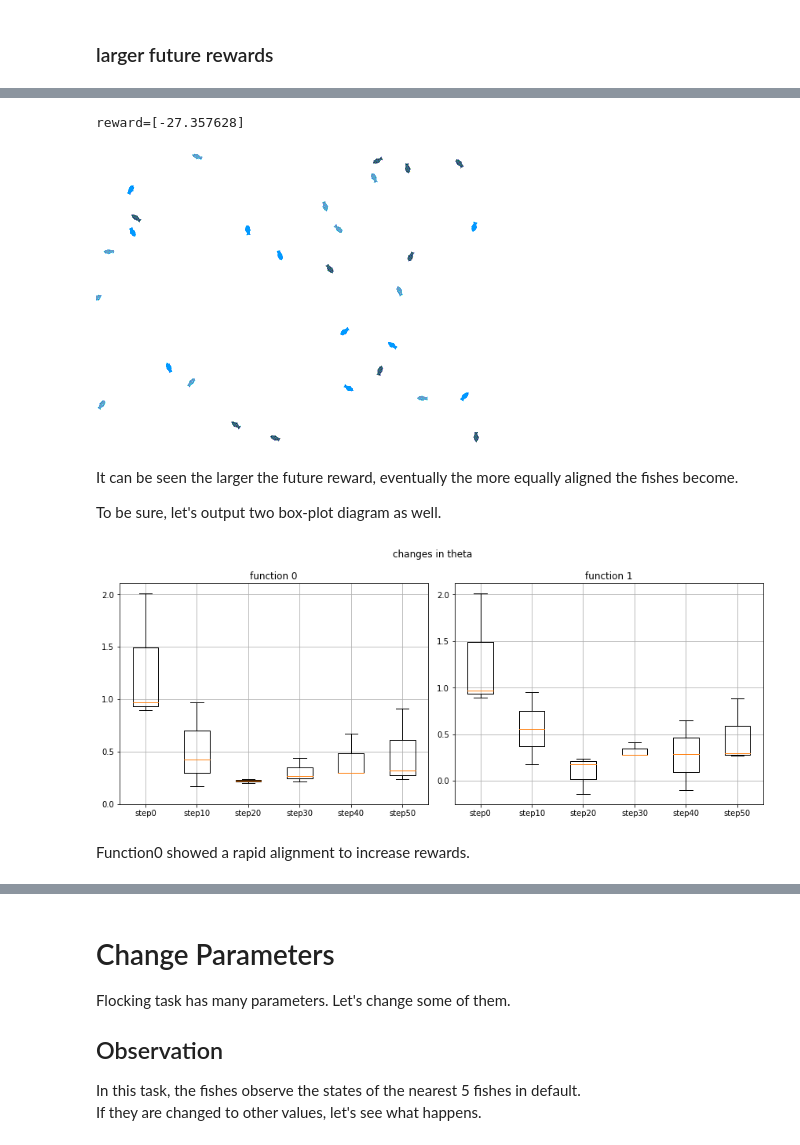
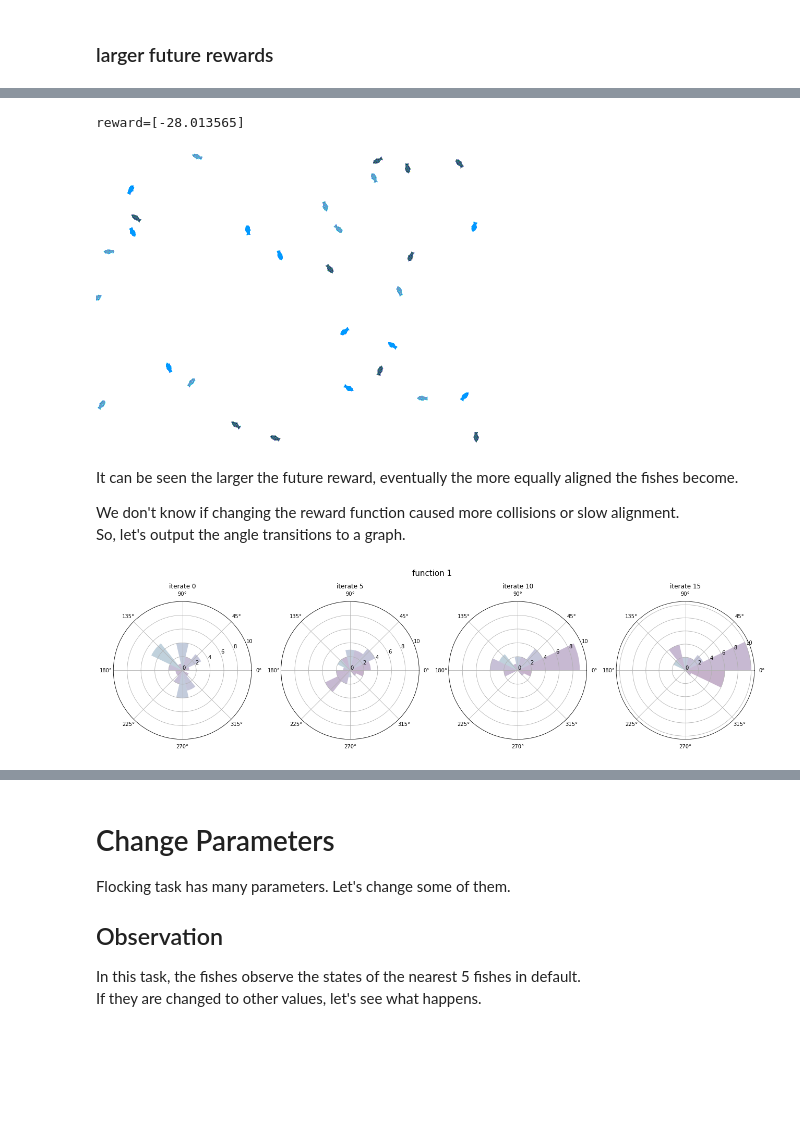
Before and after one commit to google/evojax, a Jupyter notebook: examples/notebooks/FlockingExploration.ipynb, the cells around one changed output, grey strips where cells are left out. Drawn from its saved outputs; the diff is of its cells as text; code cells hidden in the pictures; blank space fills up the shorter version.

Commit message:
add circle graph

```diff
--- a/examples/notebooks/FlockingExploration.ipynb
+++ b/examples/notebooks/FlockingExploration.ipynb
@@ -220,8 +219,7 @@ def render(task, algo, policy):
     while not done:
         act, policy_s = act_fn(task_s, params, policy_s)
         task_s, r, done = step_fn(task_s, act)
-        if step % 10 == 0:
-            state_list.append(task_s.state[0])
+        state_list.append(task_s.state[0])
         step += 1
         reward = reward + r
         images.append(FlockingTask.render(task_s, 0))
@@ -238,40 +236,45 @@ imgs, state_list2 = render(test_task, solver, policy)
 save_images_as_gif(imgs, 'flocking2.gif')
 DisplayImage('flocking2.gif', format='png')
 # %% [output]
-reward=[-27.357628]
+reward=[-28.013565]
 [figure]
 # %% [markdown]
 It can be seen the larger the future reward, eventually the more equally aligned the fishes become.
 
-To be sure, let's output two box-plot diagram as well.
+We don't know if changing the reward function caused more collisions or slow alignment.
+So, let's output the angle transitions to a graph.
-# %%
-import matplotlib.pyplot as plt
-
-points1 = (state_list1[0][2], state_list1[1][2], state_list1[2][2], state_list1[3][2], state_list1[4][2], state_list1[5][2])
-points2 = (state_list2[0][2], state_list2[1][2], state_list2[2][2], state_list2[3][2], state_list2[4][2], state_list2[5][2])
-
-fig, ax = plt.subplots(1, 2, tight_layout=True, figsize=(12, 5))
-
-ax[0].boxplot(points1)
-ax[0].set_xticklabels(['step0', 'step10', 'step20', 'step30', 'step40', 'step50'])
-
-ax[1].boxplot(points2)
-ax[1].set_xticklabels(['step0', 'step10', 'step20', 'step30', 'step40', 'step50'])
-
-ax[0].set_title('function 0')
-ax[1].set_title('function 1')
-
-ax[0].set_yticks([0, 0.5, 1.0, 1.5, 2.0])
-ax[1].set_yticks([0, 0.5, 1.0, 1.5, 2.0])
-
-ax[0].grid()
-ax[1].grid()
-
-plt.savefig('boxplot_theta.png')
-plt.suptitle('changes in theta')
-plt.savefig('boxplot_theta.png')
-plt.show()
-# %% [output]
-[figure, removed]
-# %% [markdown]
-Function0 showed a rapid alignment to increase rewards.
+# %%
+import numpy as np
+import matplotlib.pyplot as plt
+
+theta_list1 = []
+
+for i in range(0, 4):
+    theta_list1.append(jnp.mod(state_list1[i*5][:, 2], jnp.pi*2))
+
+divi_num = 15
+x = np.linspace(0, 2 * np.pi, divi_num)
+width = x[1]
+
+count1 = np.zeros(shape=(4, divi_num))
+
+for i in range(0, 4):
+    for j in range(0, divi_num-1):
+        count1[i][j] = jnp.sum(jnp.where((theta_list1[i]>x[j]) & (theta_list1[i]<x[j+1]), 1, 0))
+
+fig = plt.figure(figsize=(18, 5), tight_layout=True)
+
+x = np.linspace(0, 2 * np.pi, divi_num)
+colors = plt.cm.viridis(count1[0] / divi_num)
+
+for i in range(0, 4):
+    ax = plt.subplot(1, 4, i+1, projection="polar")
+    ax.bar(x, count1[i], width=width, bottom=0.0, color=colors, alpha=0.3, align='edge')
+    ax.set_yticks(np.arange(0, 11, 2))
+    ax.set_title('iterate ' + str(5*i))
+
+fig.suptitle('function 1', fontsize=15)
+plt.savefig('circle_plot1.png')
+plt.show()
+# %% [output]
+[figure, added]
```
Also changed, not shown: parts of 6 cells of this notebook.
